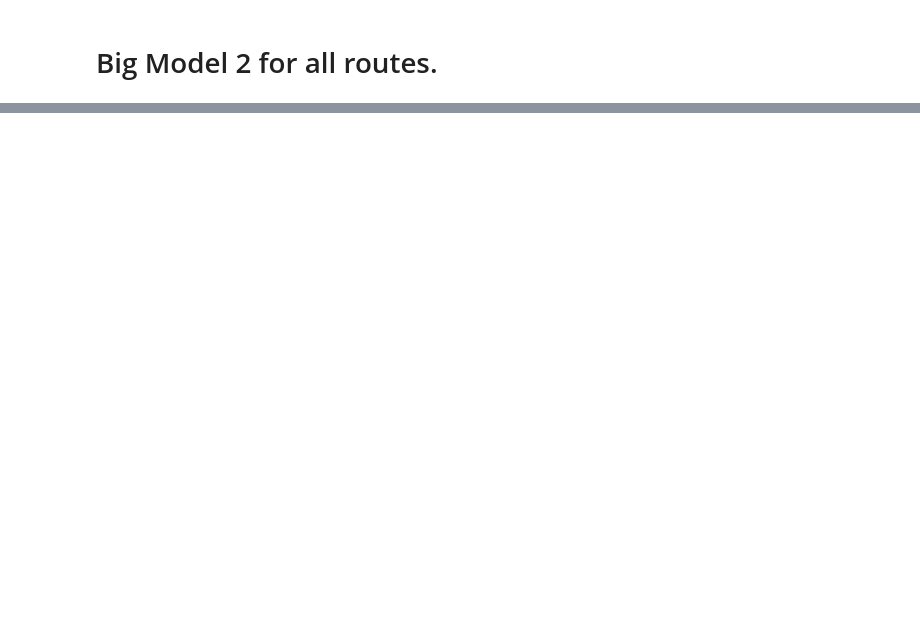
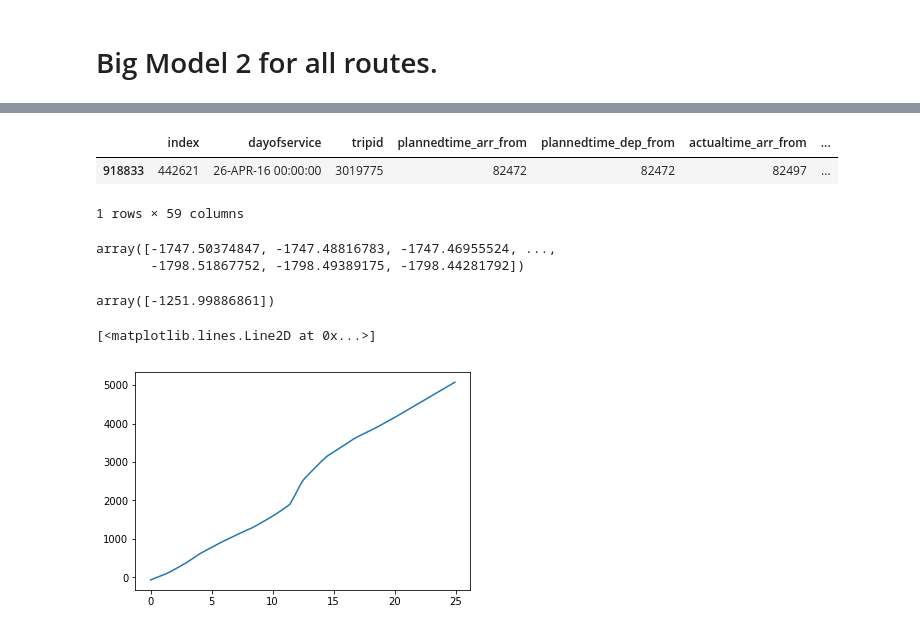
Before and after one commit to Manjunathsk92/dublinbikesanalysis, a Jupyter notebook: notebooks/Final notebooks for submission of some kind or other/Untitled.ipynb, the cells around one changed output, grey strips where cells are left out. Saved outputs shown, nothing was run; the diff lists cells and outputs as text; code cells hidden in the pictures; blank space fills up the shorter version.

```diff
--- a/notebooks/Final notebooks for submission of some kind or other/Untitled.ipynb
+++ b/notebooks/Final notebooks for submission of some kind or other/Untitled.ipynb
@@ -31,0 +235,33 @@ KeyError: 'traveltime'
+# %%
+test.sample()
+# %% [output]
+|  | index | dayofservice | tripid | plannedtime_arr_from | plannedtime_dep_from | actualtime_arr_from | ... |
+| 918833 | 442621 | 26-APR-16 00:00:00 | 3019775 | 82472 | 82472 | 82497 | ... |
+1 rows × 59 columns
+# %%
+a=test.sample()
+model.predict(test[r.features])
+# %% [output]
+array([-1747.50374847, -1747.48816783, -1747.46955524, ...,
+       -1798.51867752, -1798.49389175, -1798.44281792])
+# %%
+model.predict(a[r.features])
+# %% [output]
+array([-1251.99886861])
+# %%
+distances = []
+preds = []
+current_distance = 0
+while current_distance < 25:
+    a['distance']=current_distance
+    b = transformer1.transform(a[r.features])
+    preds.append(model.predict(b)[0])
+    distances.append(current_distance)
+    current_distance += 0.05
+# %%
+real_preds = transformer2.inverse_transform([[i] for i in preds])
+from matplotlib import pyplot as plt
+plt.plot(distances,real_preds)
+# %% [output]
+[<matplotlib.lines.Line2D at 0x...>]
+[figure, added]
```
Also changed, not shown: parts of 19 cells of this notebook, 21 other files.
